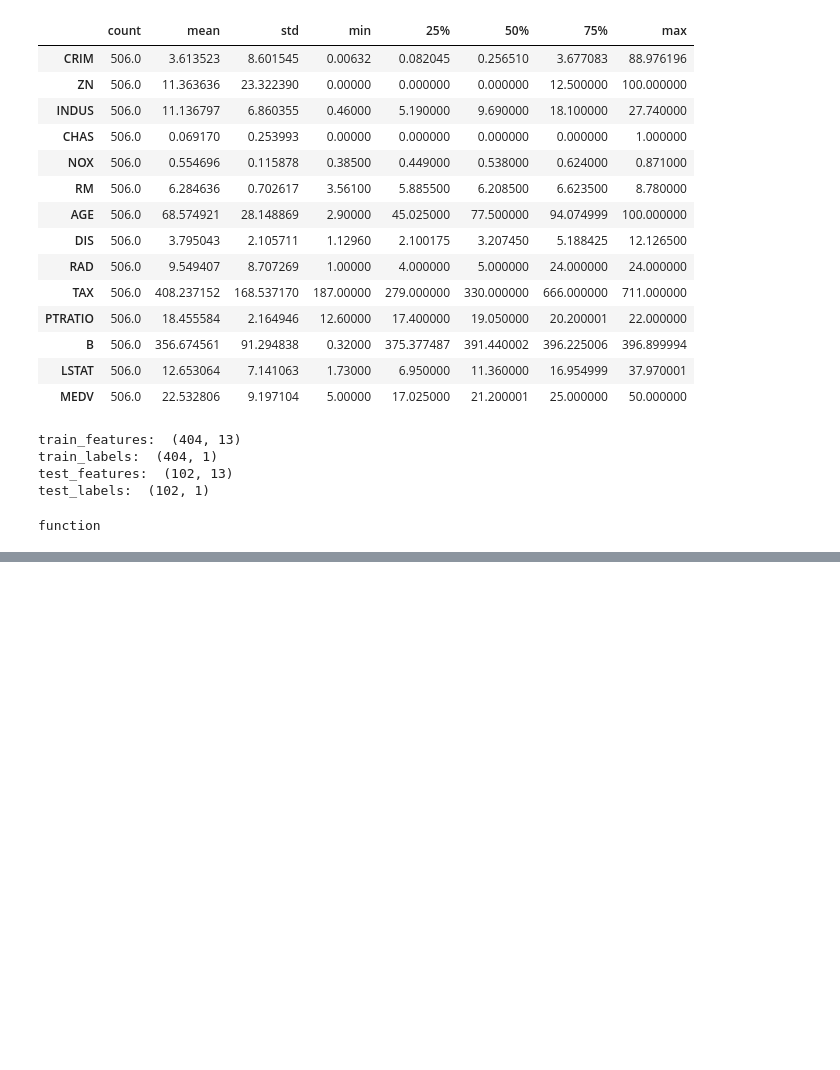
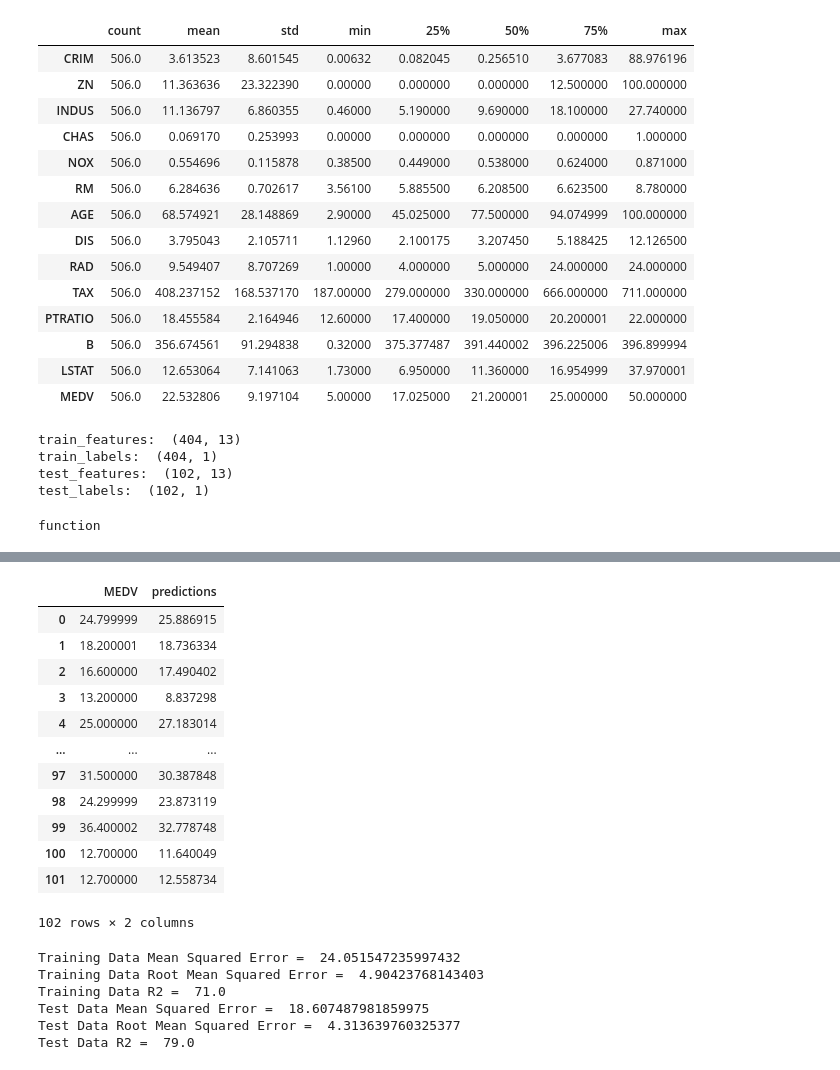
Before and after one commit to subbuvidyasekar/FlyingEagle, a Jupyter notebook: TensorFlow_Examples.ipynb, the cells around one changed output, grey strips where cells are left out. Saved outputs shown, nothing was run; the diff lists cells and outputs as text; code cells hidden in the pictures; blank space fills up the shorter version.

```diff
--- a/TensorFlow_Examples.ipynb
+++ b/TensorFlow_Examples.ipynb
@@ -190,2 +198,6 @@ INFO:tensorflow:Restoring parameters from /tmp/tmp19839gmr/model.ckpt-130
 INFO:tensorflow:Running local_init_op.
 INFO:tensorflow:Done running local_init_op.
+# %%
+train_predictions_df = pd.DataFrame(train_predictions_series, columns=['predictions'])
+test_predictions_df = pd.DataFrame(test_predictions_series, columns=['predictions'])
+test_predictions_df
@@ -191,0 +218,22 @@ INFO:tensorflow:Done running local_init_op.
+# %%
+train_labels.reset_index(drop=True, inplace=True)
+train_predictions_df.reset_index(drop=True, inplace=True)
+test_labels.reset_index(drop=True, inplace=True)
+test_predictions_df.reset_index(drop=True, inplace=True)
+train_labels_with_predictions_df = pd.concat([train_labels, train_predictions_df], axis=1)
+test_labels_with_predictions_df = pd.concat([test_labels,test_predictions_df], axis=1)
+test_labels_with_predictions_df
+# %% [output]
+|  | MEDV | predictions |
+| 0 | 24.799999 | 25.886915 |
+| 1 | 18.200001 | 18.736334 |
+| 2 | 16.600000 | 17.490402 |
+| 3 | 13.200000 | 8.837298 |
+| 4 | 25.000000 | 27.183014 |
+| ... | ... | ... |
+| 97 | 31.500000 | 30.387848 |
+| 98 | 24.299999 | 23.873119 |
+| 99 | 36.400002 | 32.778748 |
+| 100 | 12.700000 | 11.640049 |
+| 101 | 12.700000 | 12.558734 |
+102 rows × 2 columns
@@ -191,0 +246,16 @@ INFO:tensorflow:Done running local_init_op.
+# %%
+train_mean_squared_error, train_root_mean_squared_error,train_r2_score_percentage = calculate_errors_and_r2(train_labels, train_predictions_series)
+test_mean_squared_error, test_root_mean_squared_error,test_r2_score_percentage = calculate_errors_and_r2(test_labels, test_predictions_series)
+print('Training Data Mean Squared Error = ', train_mean_squared_error)
+print('Training Data Root Mean Squared Error = ', train_root_mean_squared_error)
+print('Training Data R2 = ', train_r2_score_percentage)
+print('Test Data Mean Squared Error = ', test_mean_squared_error)
+print('Test Data Root Mean Squared Error = ', test_root_mean_squared_error)
+print('Test Data R2 = ', test_r2_score_percentage)
+# %% [output]
+Training Data Mean Squared Error =  24.051547235997432
+Training Data Root Mean Squared Error =  4.90423768143403
+Training Data R2 =  71.0
+Test Data Mean Squared Error =  18.607487981859975
+Test Data Root Mean Squared Error =  4.313639760325377
+Test Data R2 =  79.0
```
Also changed, not shown: parts of 5 cells of this notebook.
